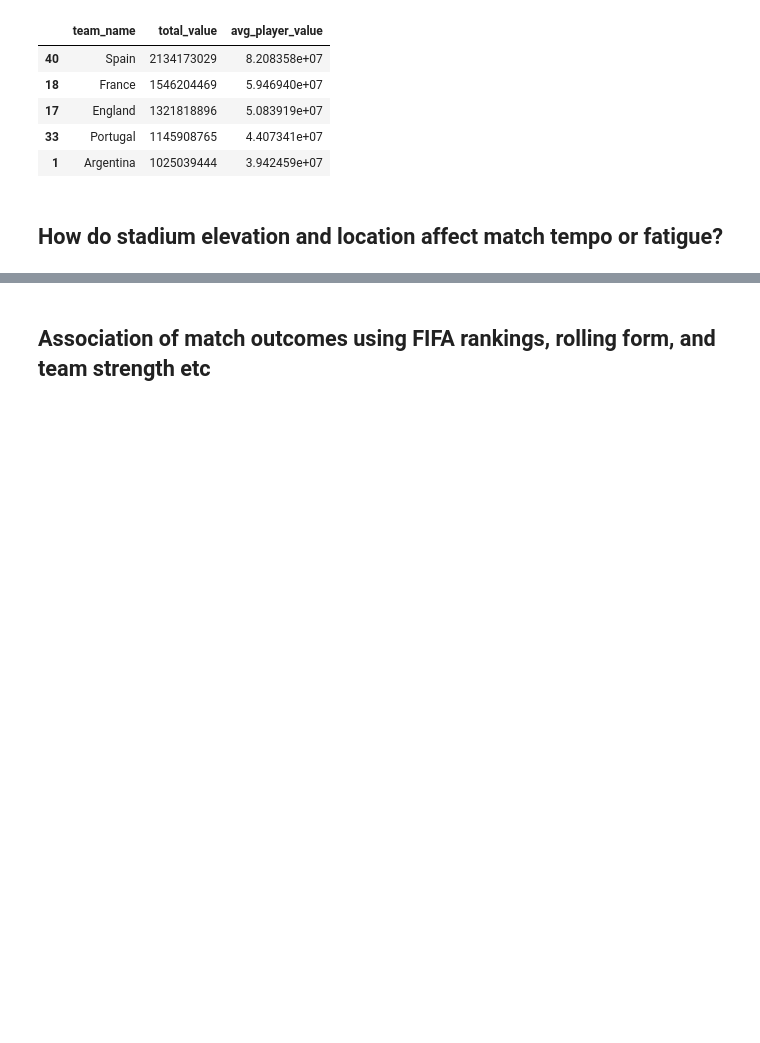
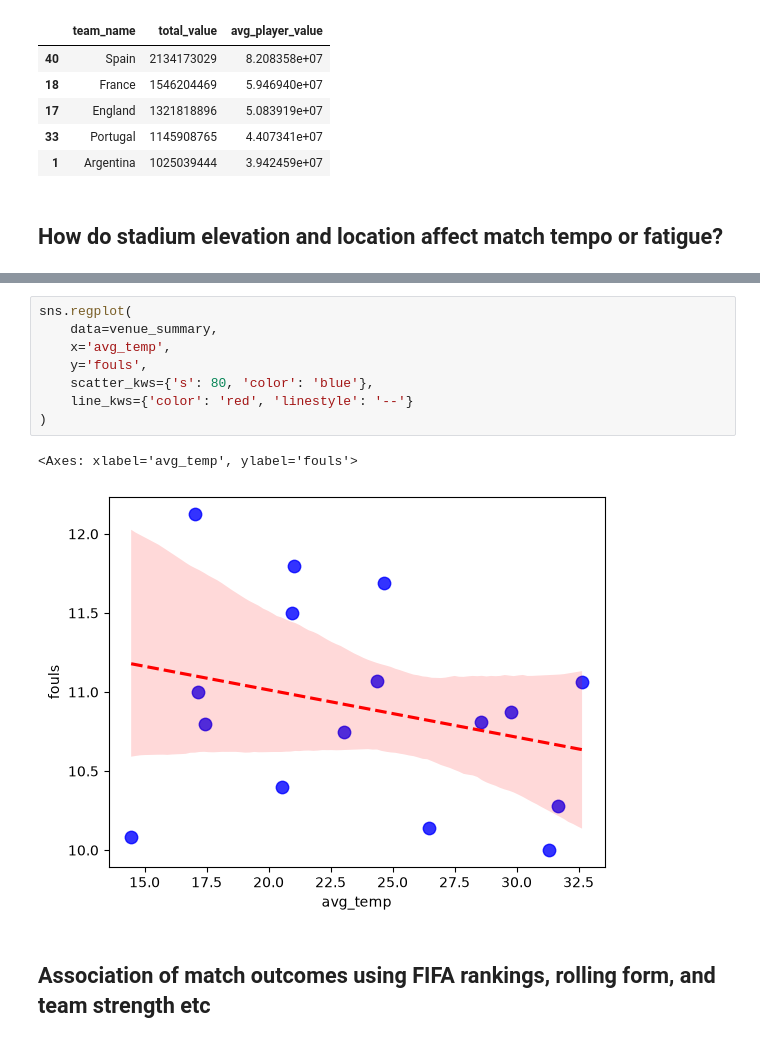
Before and after one commit to quantwothree/making-sense-of-FIFA, a Jupyter notebook: FIFA.ipynb, the cells around one changed output, grey strips where cells are left out. Drawn from its saved outputs; the diff is of its cells as text; blank space fills up the shorter version.

```diff
--- a/FIFA.ipynb
+++ b/FIFA.ipynb
@@ -468,2 +482,13 @@ Fatigue indicator: Most Fouls = Seattle Stadium (Lumen Field) (12.125 fouls/game
+# %%
+sns.regplot(
+    data=venue_summary,
+    x='avg_temp',
+    y='fouls',
+    scatter_kws={'s': 80, 'color': 'blue'},
+    line_kws={'color': 'red', 'linestyle': '--'}
+)
+# %% [output]
+<Axes: xlabel='avg_temp', ylabel='fouls'>
+[figure, added]
 # %% [markdown]
 ## Association of match outcomes using FIFA rankings, rolling form, and team strength etc ##
```
Also changed, not shown: parts of 11 cells of this notebook.
